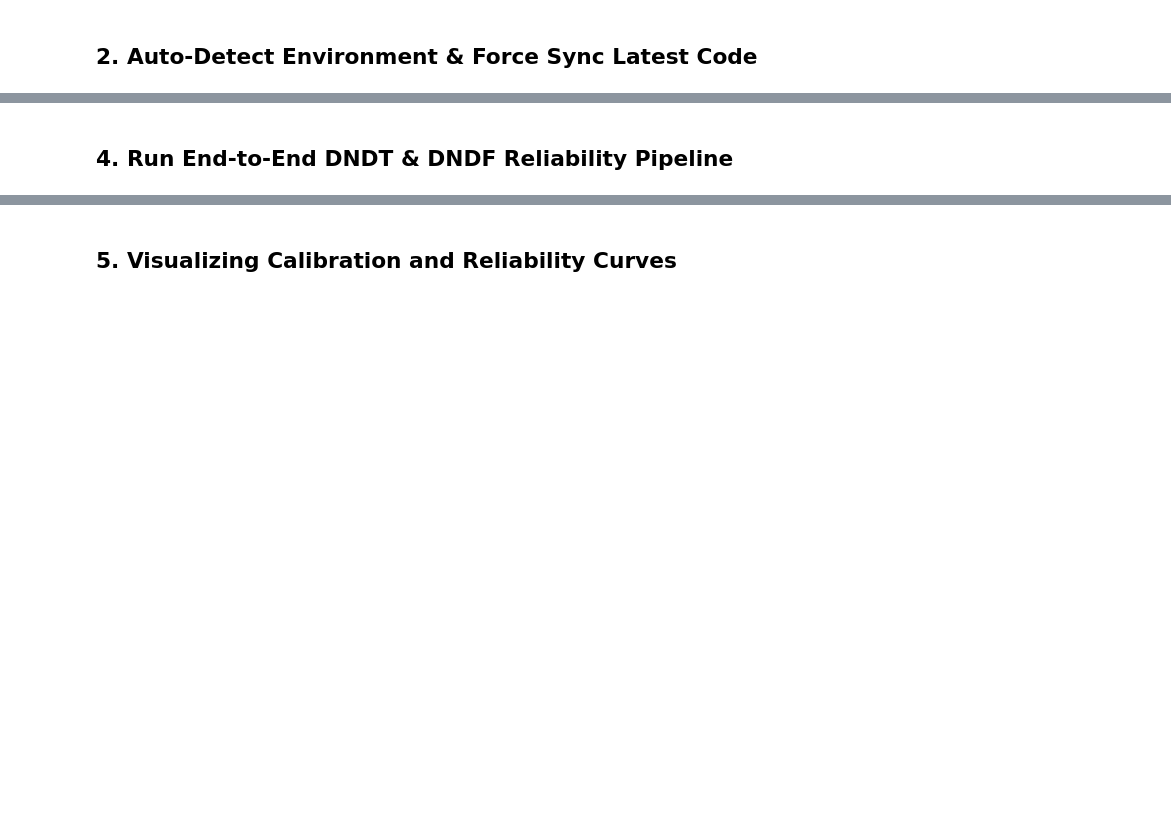
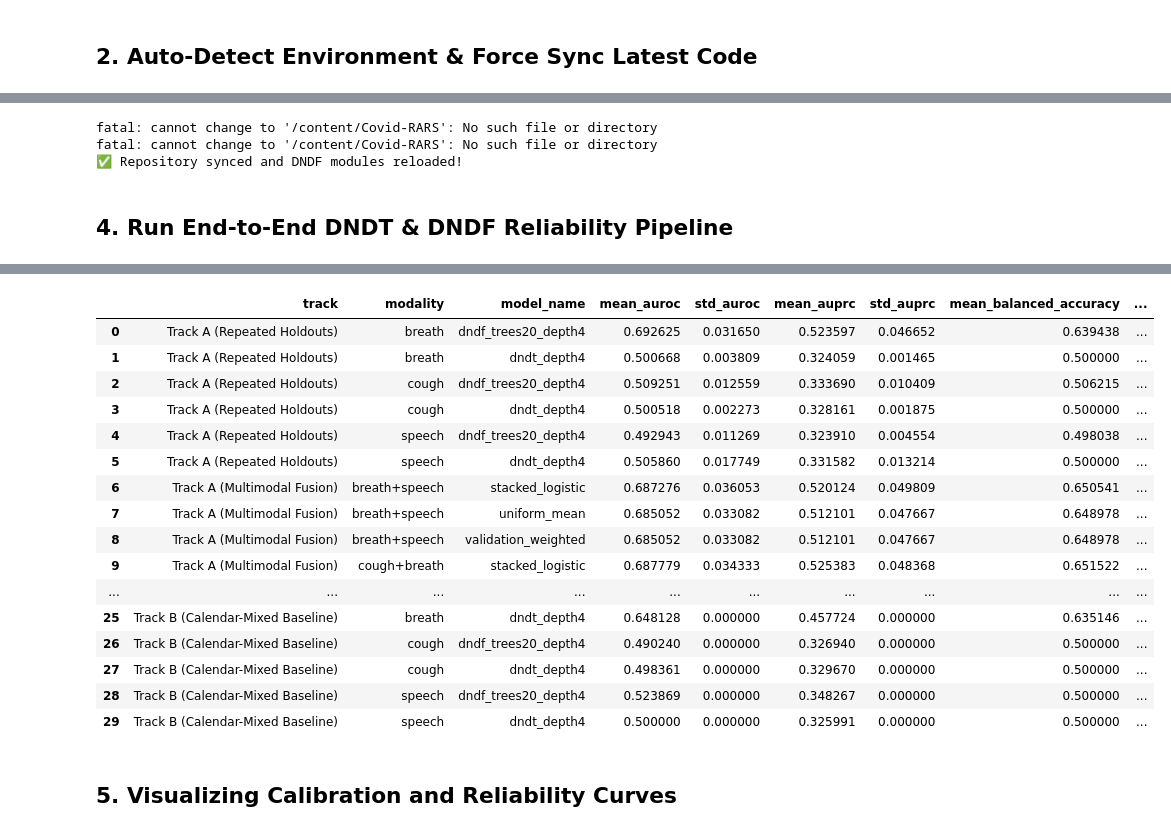
Before and after one commit to ishaaaan17/Covid-RARS, a Jupyter notebook: notebooks/11_DNDT_DNDF_RELIABILITY_E2E.ipynb, the cells around one changed output, grey strips where cells are left out. Cells and saved outputs as stored; diff of their text form; code cells hidden in the pictures; blank space fills up the shorter version.

```diff
--- a/notebooks/11_DNDT_DNDF_RELIABILITY_E2E.ipynb
+++ b/notebooks/11_DNDT_DNDF_RELIABILITY_E2E.ipynb
@@ -79,0 +128,24 @@ print(f"Output Directory: {output_dir}")
+# %%
+import os
+from google.colab import drive
+
+# 1. Mount Google Drive
+drive.mount("/content/drive")
+
+# 2. Create local processed directory
+!mkdir -p /content/data/processed
+
+# 3. Copy the features CSV from Drive to Colab local storage
+source = "/content/drive/MyDrive/BTP/processed/features_compare_is10_merged.csv"
+destination = "/content/data/processed/features_compare_is10_merged.csv"
+
+if os.path.exists(source):
+    !cp "$source" "$destination"
+    print(f"✅ Copied: {source}")
+else:
+    print(f"❌ File not found: {source}")
+
+# 4. Verify
+print("\nFiles in /content/data/processed:")
+for f in os.listdir("/content/data/processed"):
+    print(" 👉", f)
@@ -133,9 +265,35 @@ if external_df is not None:
+# %%
+# Update repository to exactly match origin/main
+!git -C /content/Covid-RARS fetch origin
+!git -C /content/Covid-RARS reset --hard origin/main
+
+import importlib
+
+import covid_rars.dndf_models
+import covid_rars.dndf_training
+import covid_rars.dndf_fusion
+import covid_rars.dndf_protocols
+import covid_rars.dndf_stages
+import covid_rars.dndf_reporting
+
+importlib.reload(covid_rars.dndf_models)
+importlib.reload(covid_rars.dndf_training)
+importlib.reload(covid_rars.dndf_fusion)
+importlib.reload(covid_rars.dndf_protocols)
+importlib.reload(covid_rars.dndf_stages)
+importlib.reload(covid_rars.dndf_reporting)
+
+print("✅ Repository synced and DNDF modules reloaded!")
+# %% [output]
+fatal: cannot change to '/content/Covid-RARS': No such file or directory
+fatal: cannot change to '/content/Covid-RARS': No such file or directory
+✅ Repository synced and DNDF modules reloaded!
 # %% [markdown]
 ## 4. Run End-to-End DNDT & DNDF Reliability Pipeline
 # %%
 artifacts = run_dndf_reliability_pipeline(
     features_df=features_df,
-    external_features_df=external_df,
+    external_features_df=None,
     modalities=["cough", "breath", "speech"],
     seeds=[1, 2, 5, 12, 40],
     num_trees=20,
@@ -149,5 +307,7 @@ artifacts = run_dndf_reliability_pipeline(
     output_dir=output_dir,
 )
 
-print("\n=== DNDT / DNDF FINAL SUMMARY TABLE ===")
+print("\n=== 🏆 DNDT / DNDF FINAL VALIDATION SUMMARY TABLE ===")
+
 display(artifacts.final_summary_table)
+# %% [output]
@@ -154,3 +331,20 @@ display(artifacts.final_summary_table)
+|  | track | modality | model_name | mean_auroc | std_auroc | mean_auprc | std_auprc | mean_balanced_accuracy | ... |
+| 0 | Track A (Repeated Holdouts) | breath | dndf_trees20_depth4 | 0.692625 | 0.031650 | 0.523597 | 0.046652 | 0.639438 | ... |
+| 1 | Track A (Repeated Holdouts) | breath | dndt_depth4 | 0.500668 | 0.003809 | 0.324059 | 0.001465 | 0.500000 | ... |
+| 2 | Track A (Repeated Holdouts) | cough | dndf_trees20_depth4 | 0.509251 | 0.012559 | 0.333690 | 0.010409 | 0.506215 | ... |
+| 3 | Track A (Repeated Holdouts) | cough | dndt_depth4 | 0.500518 | 0.002273 | 0.328161 | 0.001875 | 0.500000 | ... |
+| 4 | Track A (Repeated Holdouts) | speech | dndf_trees20_depth4 | 0.492943 | 0.011269 | 0.323910 | 0.004554 | 0.498038 | ... |
+| 5 | Track A (Repeated Holdouts) | speech | dndt_depth4 | 0.505860 | 0.017749 | 0.331582 | 0.013214 | 0.500000 | ... |
+| 6 | Track A (Multimodal Fusion) | breath+speech | stacked_logistic | 0.687276 | 0.036053 | 0.520124 | 0.049809 | 0.650541 | ... |
+| 7 | Track A (Multimodal Fusion) | breath+speech | uniform_mean | 0.685052 | 0.033082 | 0.512101 | 0.047667 | 0.648978 | ... |
+| 8 | Track A (Multimodal Fusion) | breath+speech | validation_weighted | 0.685052 | 0.033082 | 0.512101 | 0.047667 | 0.648978 | ... |
+| 9 | Track A (Multimodal Fusion) | cough+breath | stacked_logistic | 0.687779 | 0.034333 | 0.525383 | 0.048368 | 0.651522 | ... |
+| ... | ... | ... | ... | ... | ... | ... | ... | ... | ... |
+| 25 | Track B (Calendar-Mixed Baseline) | breath | dndt_depth4 | 0.648128 | 0.000000 | 0.457724 | 0.000000 | 0.635146 | ... |
+| 26 | Track B (Calendar-Mixed Baseline) | cough | dndf_trees20_depth4 | 0.490240 | 0.000000 | 0.326940 | 0.000000 | 0.500000 | ... |
+| 27 | Track B (Calendar-Mixed Baseline) | cough | dndt_depth4 | 0.498361 | 0.000000 | 0.329670 | 0.000000 | 0.500000 | ... |
+| 28 | Track B (Calendar-Mixed Baseline) | speech | dndf_trees20_depth4 | 0.523869 | 0.000000 | 0.348267 | 0.000000 | 0.500000 | ... |
+| 29 | Track B (Calendar-Mixed Baseline) | speech | dndt_depth4 | 0.500000 | 0.000000 | 0.325991 | 0.000000 | 0.500000 | ... |
 # %% [markdown]
 ## 5. Visualizing Calibration and Reliability Curves
 # %%
```
Also changed, not shown: parts of 12 cells of this notebook.
